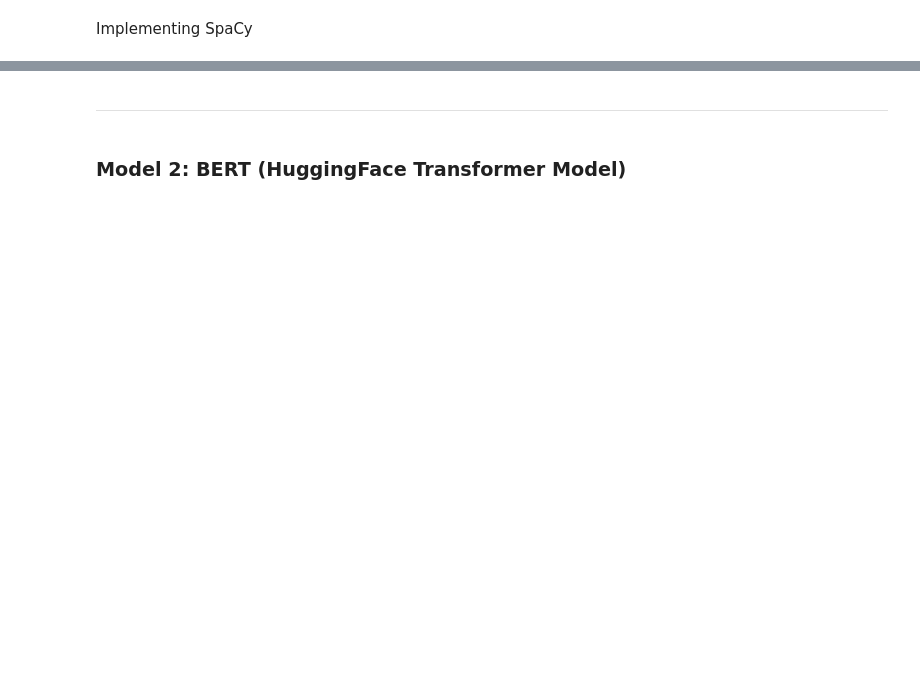
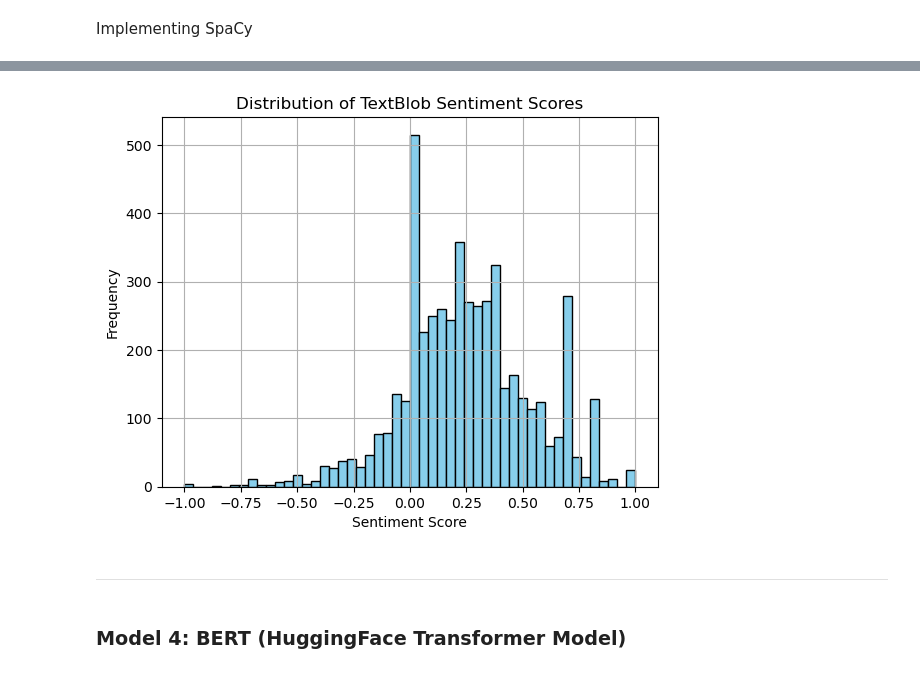
Before and after one commit to devishianand/FinalYearProject_AI, a Jupyter notebook: SentimentModels.ipynb, the cells around one changed output, grey strips where cells are left out. Drawn from its saved outputs; the diff is of its cells as text; code cells hidden in the pictures; blank space fills up the shorter version.

```diff
--- a/SentimentModels.ipynb
+++ b/SentimentModels.ipynb
@@ -115,8 +128,10 @@ df.head(10)
 # %%
+
 # implement the TextBlob sentiment analysis
 def textblob_sentiment(text):
     return TextBlob(text).sentiment.polarity
 
-# Apply to both Pros and Cons columns
-df["Pros_Sentiment"] = df["Pros_Clean"].apply(textblob_sentiment)
-df["Cons_Sentiment"] = df["Cons_Clean"].apply(textblob_sentiment)
+# Apply to Pros and Cons columns
+df_sample["TextBlob_Score"] = df_sample["Review_Clean"].apply(textblob_sentiment)
+
+df_sample.head(10)
@@ -229,0 +151,19 @@ plt.show()
+# %%
+def polarity_to_label(score):
+    if score > 0.45:
+        return 5
+    elif score > 0.25:
+        return 4
+    elif score > 0.05:
+        return 3
+    elif score > -0.2:
+        return 2
+    else:
+        return 1
+
+# Apply the function to the TextBlob_Score column
+
+df_sample["TextBlob_Rating"] = df_sample["TextBlob_Score"].apply(polarity_to_label)
+
+
+df_sample.head(30)
@@ -230,4 +189,15 @@ plt.show()
+# %%
+
+# distribution of sentiment scores to find thresholds
+plt.hist(df_sample["TextBlob_Score"], bins=50, color='skyblue', edgecolor='black')
+plt.title("Distribution of TextBlob Sentiment Scores")
+plt.xlabel("Sentiment Score")
+plt.ylabel("Frequency")
+plt.grid(True)
+plt.show()
+# %% [output]
+[figure, added]
 # %% [markdown]
 ---
 # %% [markdown]
-### Model 2: BERT (HuggingFace Transformer Model)
+### Model 4: BERT (HuggingFace Transformer Model)
```
Also changed, not shown: parts of 49 cells of this notebook, 4 other files.
